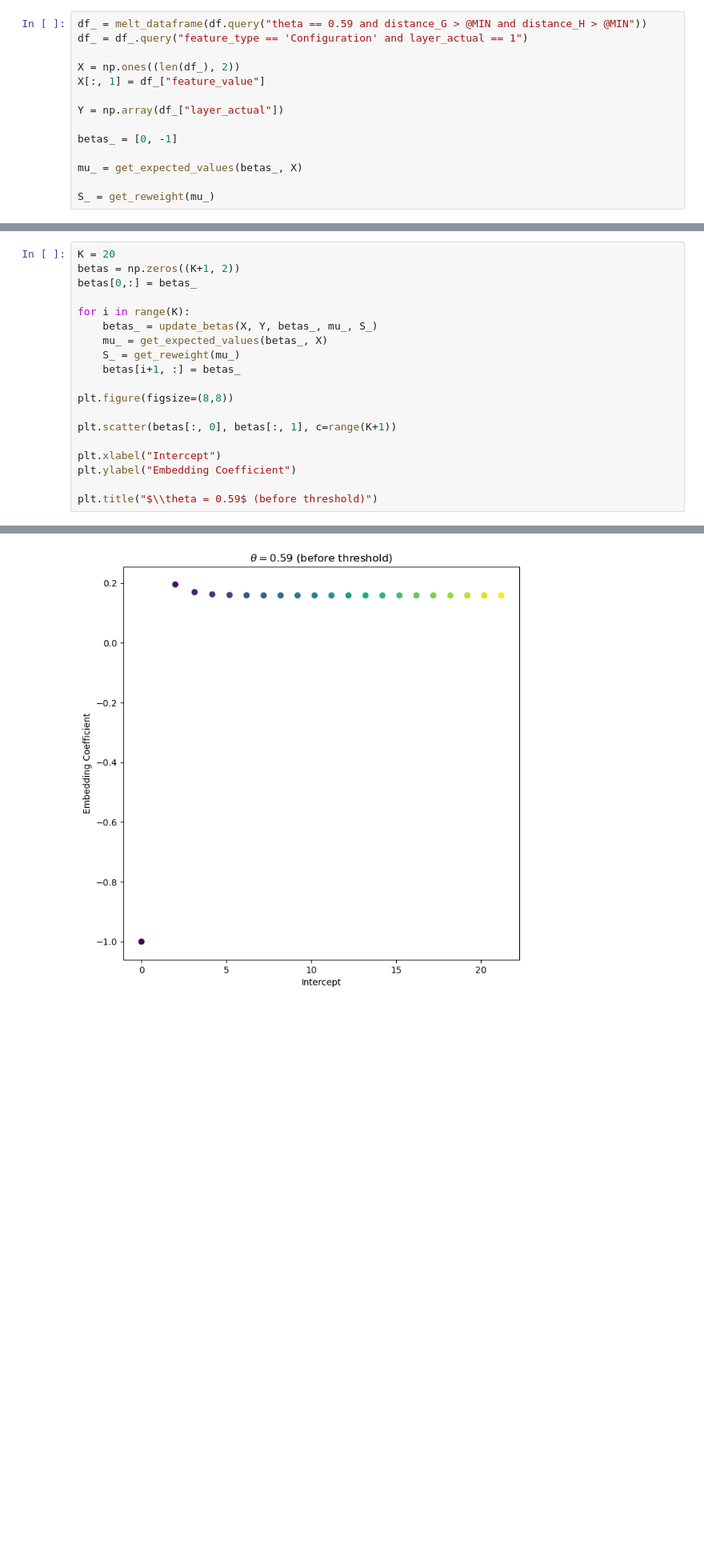
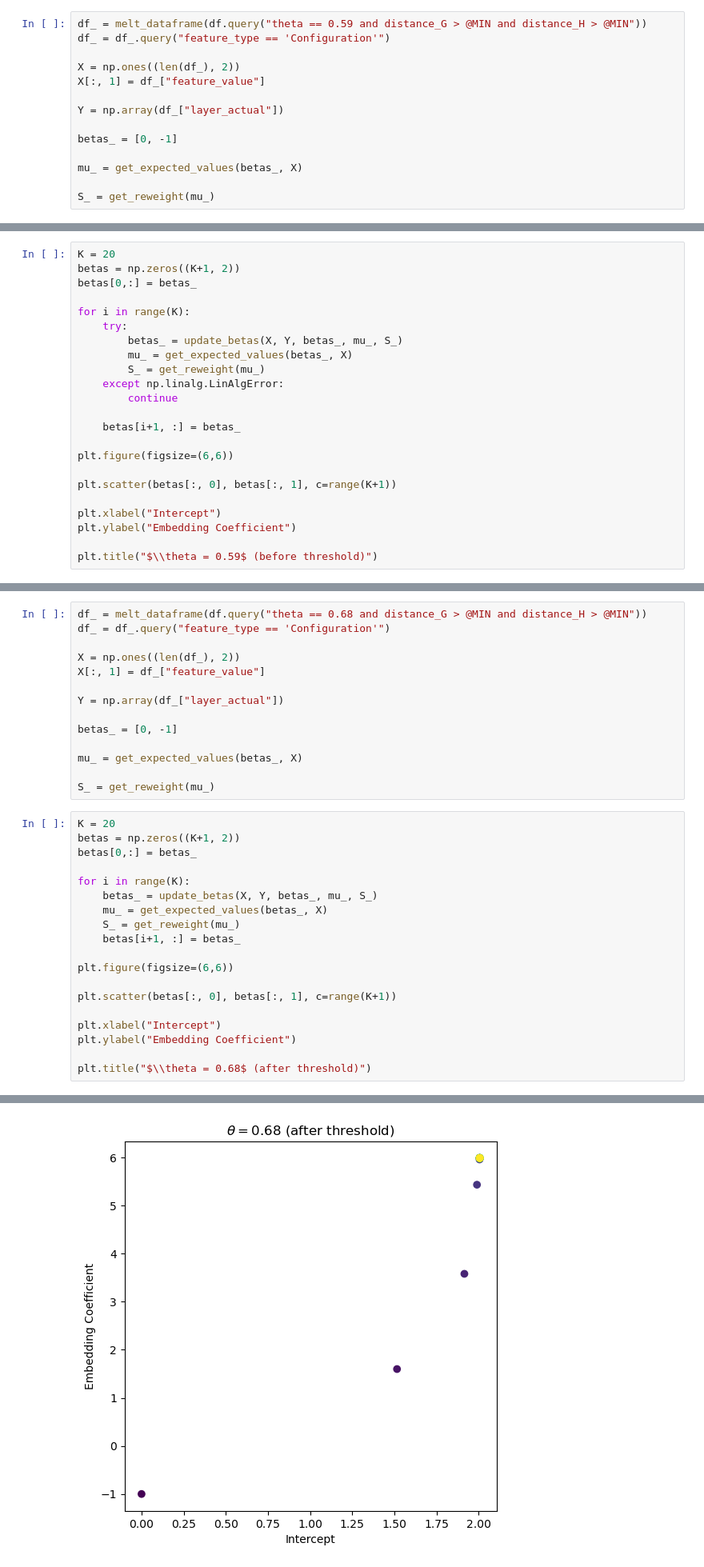
Before and after one commit to kaiser-dan/proj_naive-embedded-reconstruction, a Jupyter notebook: notebooks/ex/vector-analysis.ipynb, the cells around one changed output, grey strips where cells are left out. Shown at 80% size. Drawn from its saved outputs; the diff is of its cells as text; blank space fills up the shorter version.

Commit message:
Increase theta resolution

```diff
--- a/notebooks/ex/vector-analysis.ipynb
+++ b/notebooks/ex/vector-analysis.ipynb
@@ -1390,7 +1412,7 @@ def update_betas(X, Y, betas, mu, S):
 ### Coefficient learning near criticality
 # %%
 df_ = melt_dataframe(df.query("theta == 0.59 and distance_G > @MIN and distance_H > @MIN"))
-df_ = df_.query("feature_type == 'Configuration' and layer_actual == 1")
+df_ = df_.query("feature_type == 'Configuration'")
 
 X = np.ones((len(df_), 2))
 X[:, 1] = df_["feature_value"]
@@ -1414,0 +1427,23 @@ array([[1.63312394e+16, 9.37256111e-02],
+# %%
+K = 20
+betas = np.zeros((K+1, 2))
+betas[0,:] = betas_
+
+for i in range(K):
+    try:
+        betas_ = update_betas(X, Y, betas_, mu_, S_)
+        mu_ = get_expected_values(betas_, X)
+        S_ = get_reweight(mu_)
+    except np.linalg.LinAlgError:
+        continue
+
+    betas[i+1, :] = betas_
+
+plt.figure(figsize=(6,6))
+
+plt.scatter(betas[:, 0], betas[:, 1], c=range(K+1))
+
+plt.xlabel("Intercept")
+plt.ylabel("Embedding Coefficient")
+
+plt.title("$\\theta = 0.59$ (before threshold)")
@@ -1415,3 +1453,17 @@ array([[1.63312394e+16, 9.37256111e-02],
+# %%
+df_ = melt_dataframe(df.query("theta == 0.68 and distance_G > @MIN and distance_H > @MIN"))
+df_ = df_.query("feature_type == 'Configuration'")
+
+X = np.ones((len(df_), 2))
+X[:, 1] = df_["feature_value"]
+
+Y = np.array(df_["layer_actual"])
+
+betas_ = [0, -1]
+
+mu_ = get_expected_values(betas_, X)
+
+S_ = get_reweight(mu_)
 # %%
 K = 20
 betas = np.zeros((K+1, 2))
@@ -1423,12 +1475,12 @@ for i in range(K):
     S_ = get_reweight(mu_)
     betas[i+1, :] = betas_
 
-plt.figure(figsize=(8,8))
+plt.figure(figsize=(6,6))
 
 plt.scatter(betas[:, 0], betas[:, 1], c=range(K+1))
 
 plt.xlabel("Intercept")
 plt.ylabel("Embedding Coefficient")
 
-plt.title("$\\theta = 0.59$ (before threshold)")
+plt.title("$\\theta = 0.68$ (after threshold)")
 # %% [output]
@@ -1436 +1488 @@ Text(0.5, 1.0, '$\\theta = 0.59$ (before threshold)')
-[figure, old version]
+[figure, new version]
```
Also changed, not shown: parts of 19 cells of this notebook, 4 other files.
